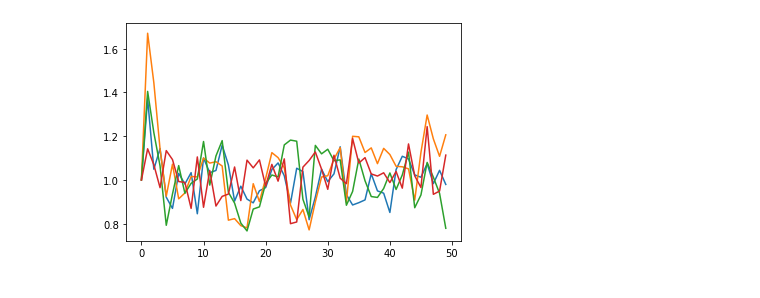
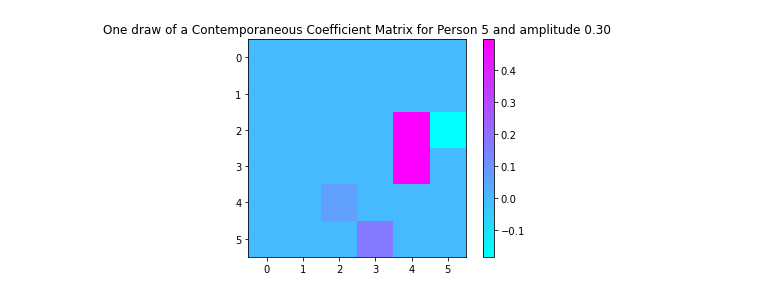
Before and after one commit to bangari-19/Collaborative-CIFAR-Project-, a Jupyter notebook: Module_Generation.ipynb, the cells around one changed output. Cells and saved outputs as stored; diff of their text form; code cells hidden in the pictures.

```diff
--- a/Module_Generation.ipynb
+++ b/Module_Generation.ipynb
@@ -52,19 +92,3 @@ def make_mask(mat, contemp):
 # newcov = (cov+np.dot(0.01*np.random.rand(size,size), cov))
 # plt.matshow(newcov)
 # plt.colorbar()
-# %%
-def coeff_draw_from_cov(mat,cov,mask):
-    "draw a coefficient matrix from the mean matrix and the covariance"
-    import numpy as np
-    import matplotlib.pyplot as plt
-    size=len(cov)
-    #maskb=np.ones((size,size))
-    noisy_mat = mat+np.dot(cov+np.dot(0.1*np.random.rand(size,size), cov), mask)
-    return noisy_mat
-
-
-# Make a mask for the non-zero indices - don't add noise to zero coefficients
-# 0.1 sigma noise to everything, gaussian distribution
-# Do not add noise to the digit agonal of the contemporaneous
-
-#Random vector in larger matrix - then checking that it is postitive definite
@@ -88,28 +103,55 @@ array([[0.        , 0.0132269 , 0.        , 0.00783058],
+# %%
+amp=0.3
+As = coeff_draw_from_cov(amp,A,cov,maskA)
+plt.imshow(As)
+plt.title('One draw of a Contemporaneous Coefficient Matrix for Person %i and amplitude %1.2f'%(number,amp))
+plt.colorbar()
+plt.savefig('noisy_%1.1fcontempmat_%i.png'%(number, amp))
+# %% [output]
+[figure, added]
 # %%
-def generate_timeseries(start,len,contempmat, contempcov, lagmat, lagcov, measurecov):
-    ''' Y = Ylag*lagmat + contempmat*Y
+def generate_timeseries(start,len,amplitude, contempmat, contempcov, lagmat, lagcov, measurecov):
+    ''' Y = Ylag*lagmat + Y*contempmat
     so Y= (Ylag*lagmat)*(I-contempmat)^-1
     '''
     size=np.shape(start)[0]
     #print(size,len)
     samples = np.zeros((len,size))
     samples[0,:] = start
+    lagmask = make_mask(contempmat, contemp=True)
+    contempmask = make_mask(lagmat, contemp=False)
 
     for i in range(1,len):
-        noisy_lagmat = coeff_draw_from_cov(lagmat,lagcov)
-        noisy_contempmat = coeff_draw_from_cov(contempmat,contempcov)
+
+        noisy_lagmat = coeff_draw_from_cov(amplitude, lagmat,lagcov, lagmask)
+        #print('step = ', i)
+        #print(noisy_lagmat)
+
+        # plt.figure(1)
+        # plt.imshow((noisy_lagmat-lagmat)/lagmat)
+        # if i==1:
+        #     plt.colorbar()
+        # plt.title('lagmat')
+
+        noisy_contempmat = coeff_draw_from_cov(amplitude, contempmat,contempcov, contempmask)
+        #print(noisy_contempmat)
+        # plt.figure(2)
+        # plt.imshow((noisy_contempmat-contempmat)/contempmat)
+        # if i==1:
+        #     plt.colorbar()
+        # plt.title('contempmat')
+
+        #print(np.shape(np.matmul(samples[i-1,:], noisy_lagmat)), 'ylag*lagmat')
+        #print(np.shape(np.matmul(np.matmul(samples[i-1,:], noisy_lagmat),np.linalg.inv(np.eye(size)-noisy_contempmat))))
         #print(np.matmul(samples[i-1,:], noisy_lagmat))
-        samples[i,:] = np.matmul(np.matmul(samples[i-1,:], noisy_lagmat),np.linalg.inv(np.eye(size)-noisy_contempmat))
-        #samples[i,:]+=np.random.multivariate_normal(np.zeros(4),measurecov) # adding additional measurement noise
+        samples[i,:] = np.matmul(np.matmul(samples[i-1,:], noisy_lagmat),np.linalg.inv(np.eye(size)-noisy_contempmat))+start
+        samples[i,:]+=np.random.multivariate_normal(np.zeros(size),measurecov) # adding additional measurement noise
 
-    samples[:,:]+= start
-    samples[0,:] = start
+    #clipping all to be within 0-5
+
+    indices = np.where(samples[:,:]<0)[0]
+    samples[indices] = 0
+    indices = np.where(samples[:,:]>5)[0]
+    samples[indices] = 5
+
     return samples
-
-samples = generate_timeseries(np.array([1,1,1,1]),50,A, cov, B, cov,cov)
-plt.clf()
-
-for val in range(size):
-    plt.plot(samples[:,val])
-# %% [output]
-[figure, removed]
```
Also changed, not shown: parts of 14 cells of this notebook.
